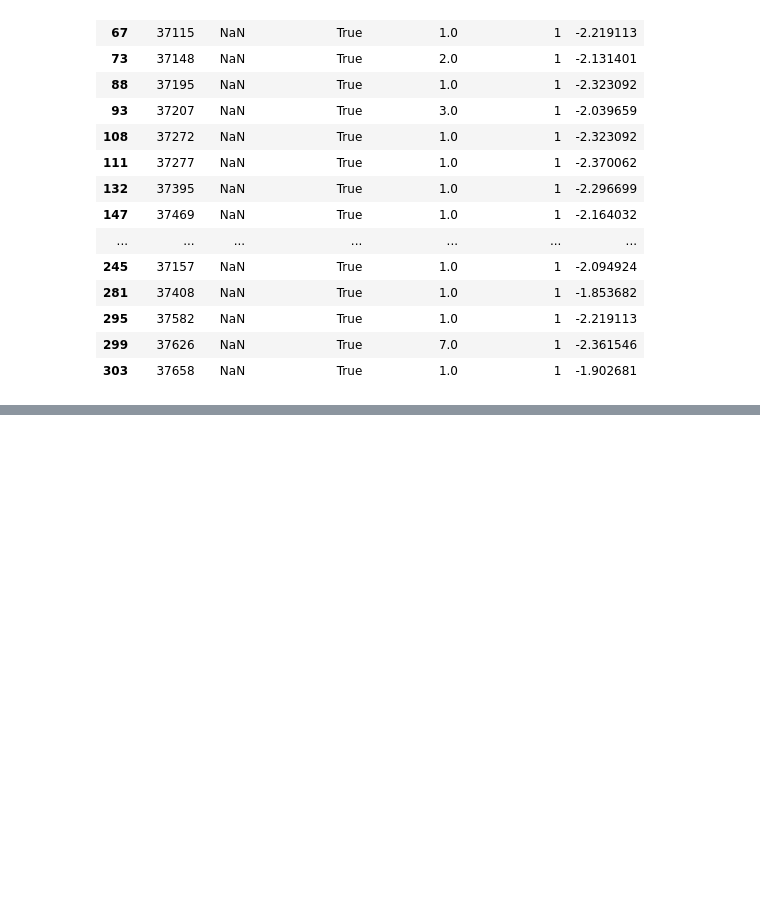
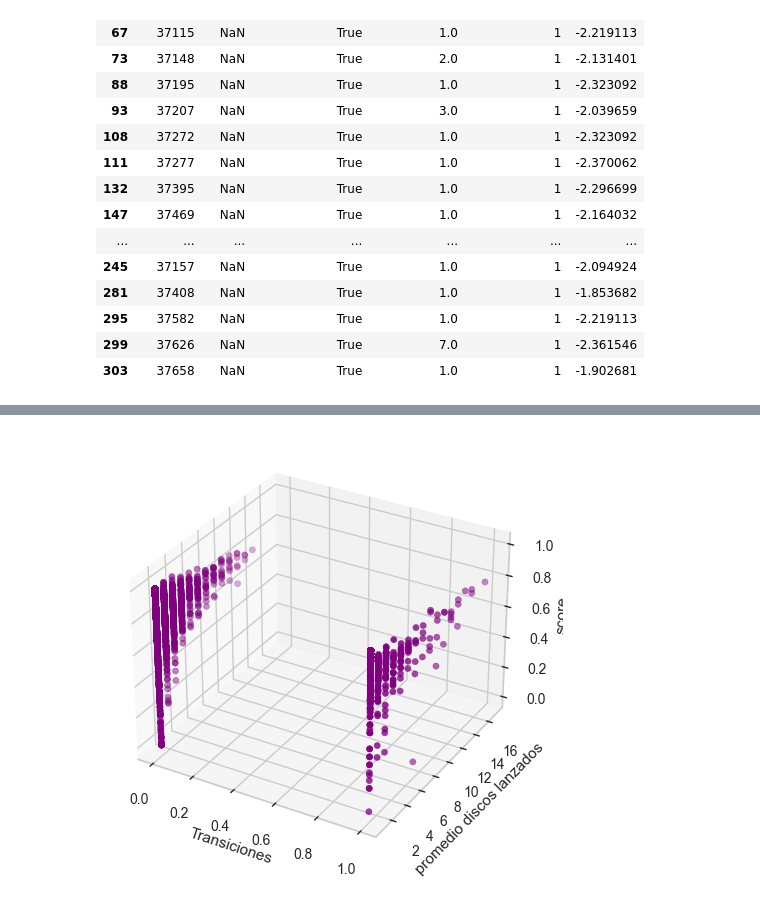
Before and after one commit to chainReactionCol/newRep, a Jupyter notebook: Data_StoryTelling_Sanchez_Ruiz.ipynb, the cells around one changed output, grey strips where cells are left out. Saved outputs shown, nothing was run; the diff lists cells and outputs as text; code cells hidden in the pictures; blank space fills up the shorter version.

Commit message:
scatter plot in terms of review_count and albumCount was added

```diff
--- a/Data_StoryTelling_Sanchez_Ruiz.ipynb
+++ b/Data_StoryTelling_Sanchez_Ruiz.ipynb
@@ -420,0 +471,18 @@ filtered_rows
+# %%
+scatterMergedYeo=mergedYeo[['albumCount','has_transitions','score']]
+# %%
+fig = plt.figure()
+ax = fig.add_subplot(111, projection='3d')
+
+# Realizar el gráfico de dispersión
+ax.scatter(scatterMergedYeo['has_transitions'], scatterMergedYeo['albumCount'], scatterMergedYeo['score'], c='purple', marker='o')
+
+# Añadir etiquetas
+ax.set_xlabel('Transiciones')
+ax.set_ylabel('promedio discos lanzados')
+ax.set_zlabel('score')
+
+# Mostrar el gráfico
+plt.show()
+# %% [output]
+[figure, added]
```
Also changed, not shown: parts of 16 cells of this notebook.
